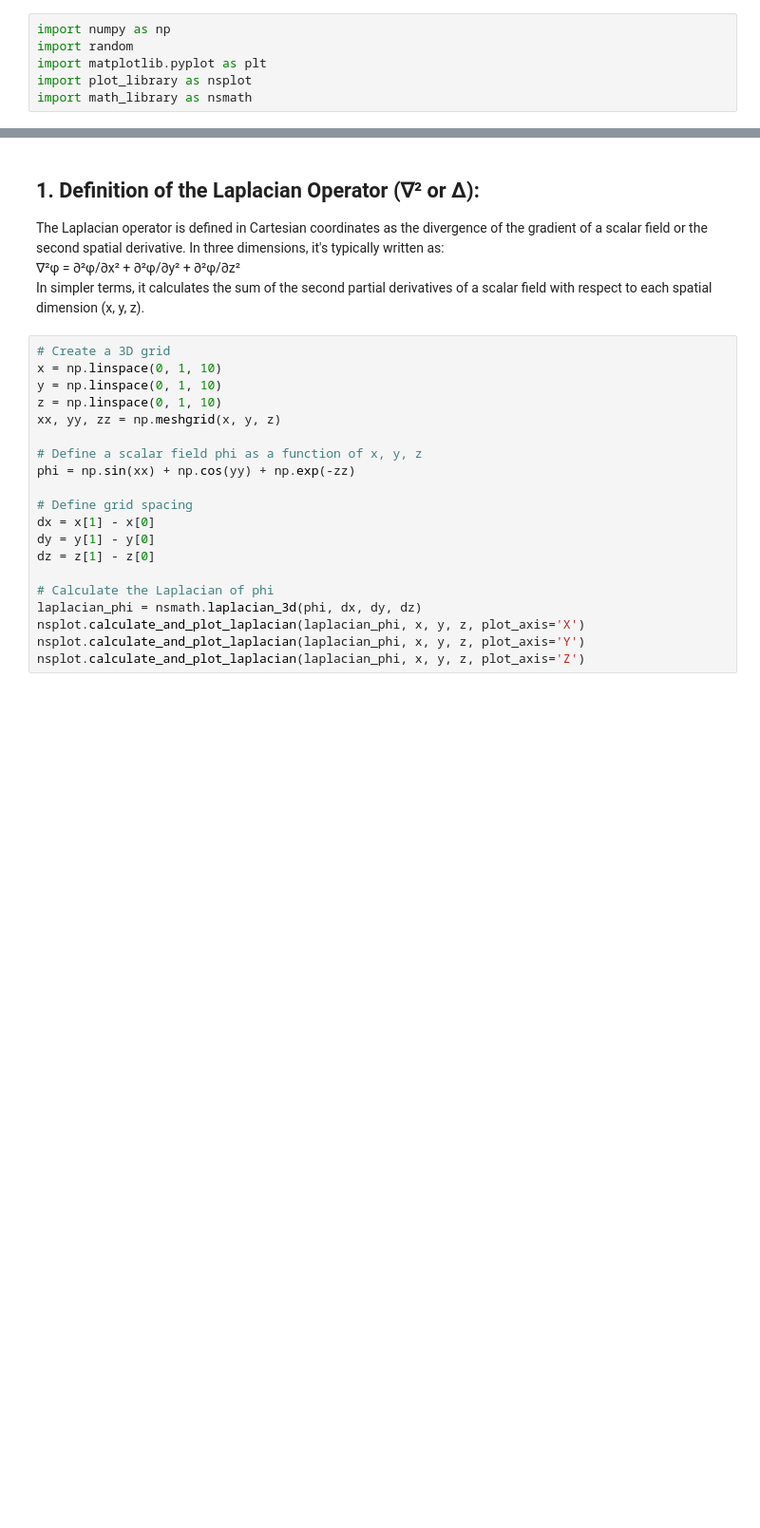
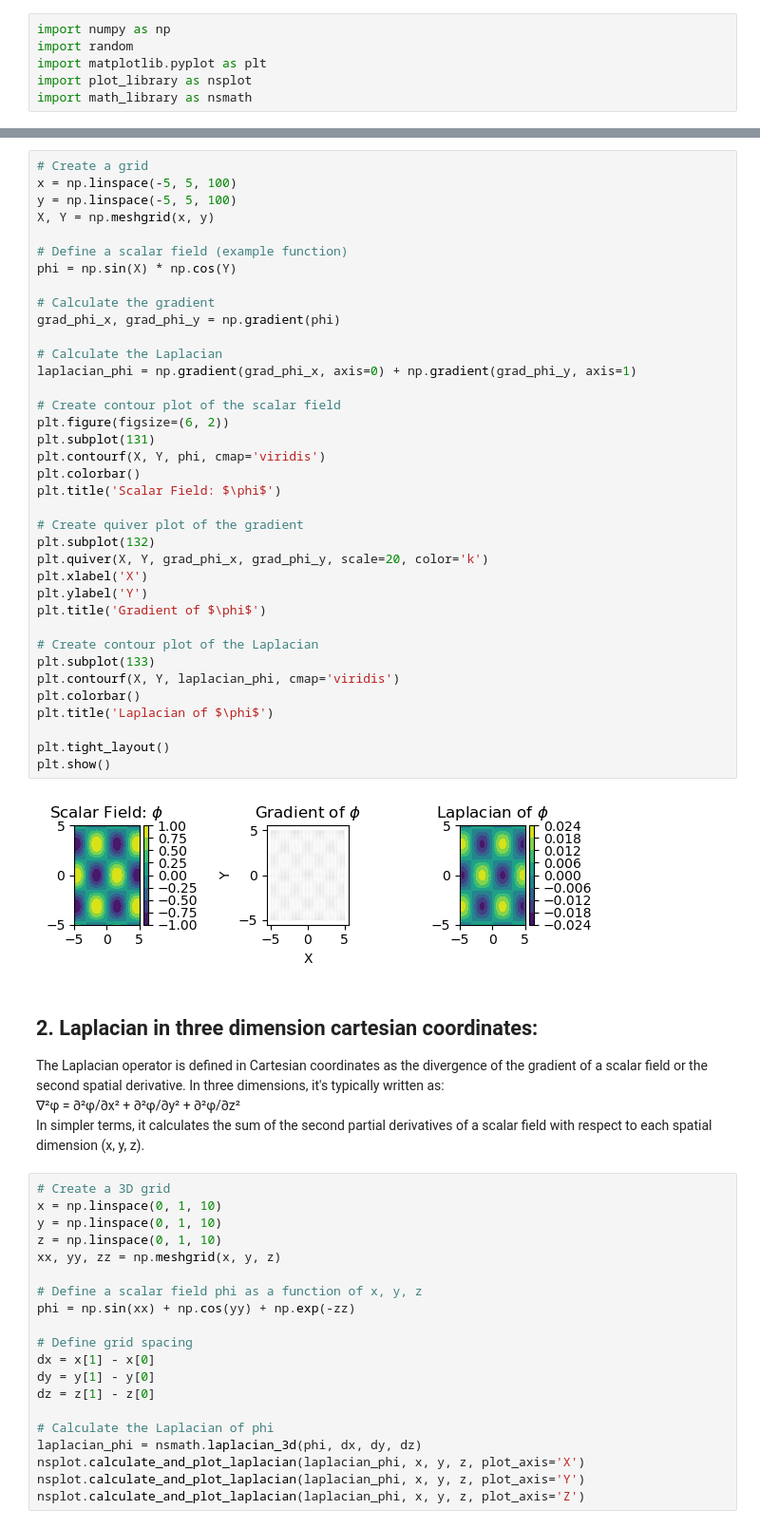
Before and after one commit to jmframe/navierstokescode, a Jupyter notebook: mathematics_primer/laplacian.ipynb, the cells around one changed output, grey strips where cells are left out. Shown at 95% size. Cells and saved outputs as stored; diff of their text form; blank space fills up the shorter version.

Commit message:
laplacian and dot product

```diff
--- a/mathematics_primer/laplacian.ipynb
+++ b/mathematics_primer/laplacian.ipynb
@@ -10,5 +23,44 @@ the Laplacian operator is crucial in various fields, including fluid mechanics.
+# %%
+# Create a grid
+x = np.linspace(-5, 5, 100)
+y = np.linspace(-5, 5, 100)
+X, Y = np.meshgrid(x, y)
+
+# Define a scalar field (example function)
+phi = np.sin(X) * np.cos(Y)
+
+# Calculate the gradient
+grad_phi_x, grad_phi_y = np.gradient(phi)
+
+# Calculate the Laplacian
+laplacian_phi = np.gradient(grad_phi_x, axis=0) + np.gradient(grad_phi_y, axis=1)
+
+# Create contour plot of the scalar field
+plt.figure(figsize=(6, 2))
+plt.subplot(131)
+plt.contourf(X, Y, phi, cmap='viridis')
+plt.colorbar()
+plt.title('Scalar Field: $\phi$')
+
+# Create quiver plot of the gradient
+plt.subplot(132)
+plt.quiver(X, Y, grad_phi_x, grad_phi_y, scale=20, color='k')
+plt.xlabel('X')
+plt.ylabel('Y')
+plt.title('Gradient of $\phi$')
+
+# Create contour plot of the Laplacian
+plt.subplot(133)
+plt.contourf(X, Y, laplacian_phi, cmap='viridis')
+plt.colorbar()
+plt.title('Laplacian of $\phi$')
+
+plt.tight_layout()
+plt.show()
+# %% [output]
+[figure, added]
 # %% [markdown]
-## 1. Definition of the Laplacian Operator (∇² or Δ):
+## 2. Laplacian in three dimension cartesian coordinates:
 The Laplacian operator is defined in Cartesian coordinates as the divergence of the gradient of a scalar field or the second spatial derivative. In three dimensions, it's typically written as:
     ∇²φ = ∂²φ/∂x² + ∂²φ/∂y² + ∂²φ/∂z²
 In simpler terms, it calculates the sum of the second partial derivatives of a scalar field with respect to each spatial dimension (x, y, z).
```
Also changed, not shown: parts of 3 cells of this notebook.
